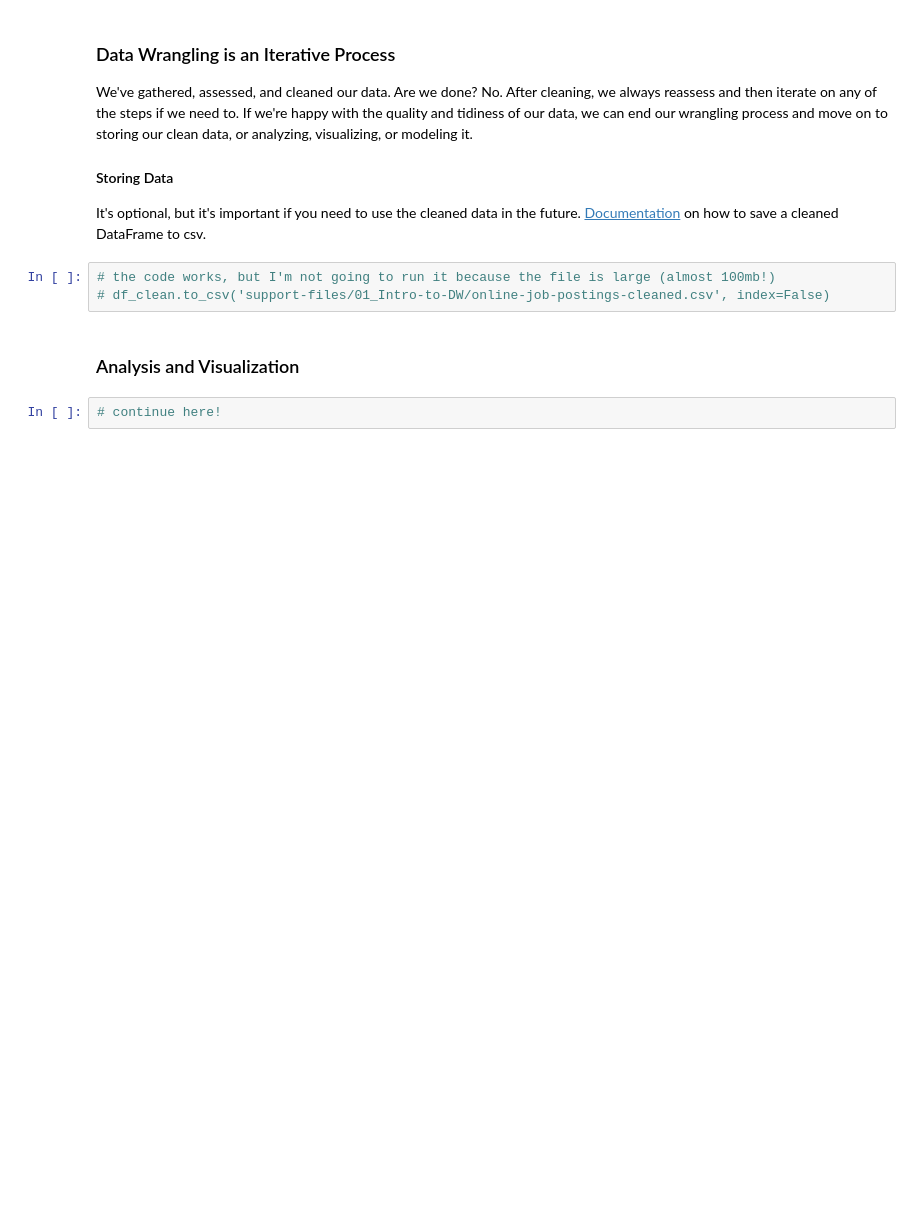
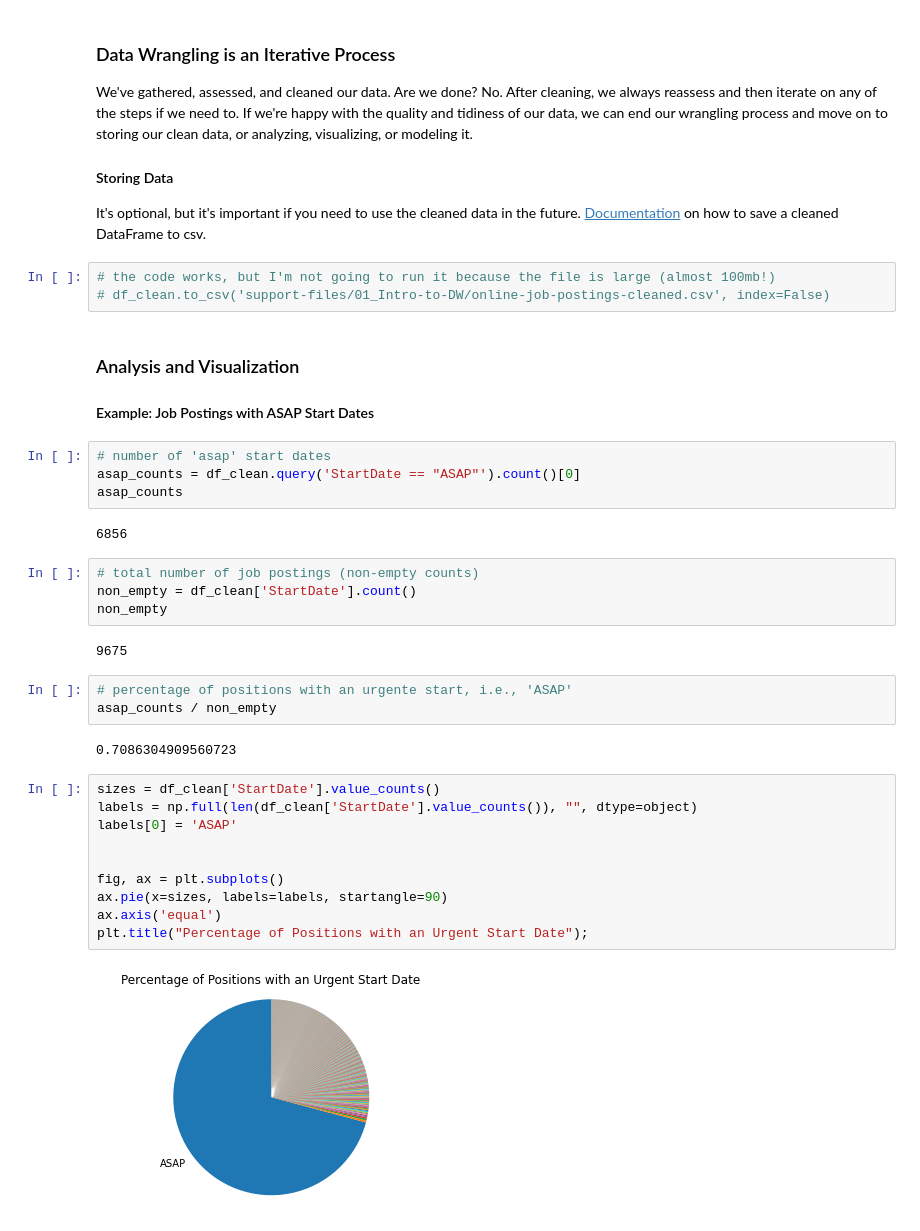
Before and after one commit to tharcyla/data-wrangling, a Jupyter notebook: 01_Intro-to-Data-Wrangling.ipynb, the cells around one changed output. Drawn from its saved outputs; the diff is of its cells as text; blank space fills up the shorter version.

Commit message:
upload: Add final notes from the Intro to DW lesson
Included section about visualization

```diff
--- a/01_Intro-to-Data-Wrangling.ipynb
+++ b/01_Intro-to-Data-Wrangling.ipynb
@@ -325,5 +329,34 @@ It's optional, but it's important if you need to use the cleaned data in the fut
 # df_clean.to_csv('support-files/01_Intro-to-DW/online-job-postings-cleaned.csv', index=False)
 # %% [markdown]
 ### Analysis and Visualization
+
+#### Example: Job Postings with ASAP Start Dates
 # %%
-# continue here!
+# number of 'asap' start dates
+asap_counts = df_clean.query('StartDate == "ASAP"').count()[0]
+asap_counts
+# %% [output]
+6856
+# %%
+# total number of job postings (non-empty counts)
+non_empty = df_clean['StartDate'].count()
+non_empty
+# %% [output]
+9675
+# %%
+# percentage of positions with an urgente start, i.e., 'ASAP'
+asap_counts / non_empty
+# %% [output]
+0.7086304909560723
+# %%
+sizes = df_clean['StartDate'].value_counts()
+labels = np.full(len(df_clean['StartDate'].value_counts()), "", dtype=object)
+labels[0] = 'ASAP'
+
+
+fig, ax = plt.subplots()
+ax.pie(x=sizes, labels=labels, startangle=90)
+ax.axis('equal')
+plt.title("Percentage of Positions with an Urgent Start Date");
+# %% [output]
+[figure, added]
```
Also changed, not shown: parts of 8 cells of this notebook.
